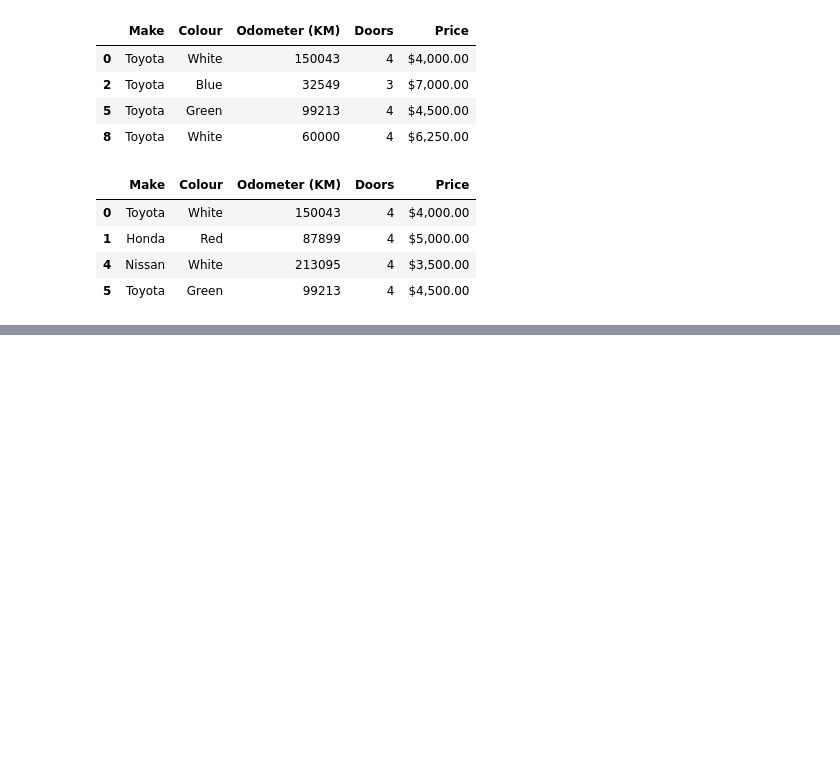
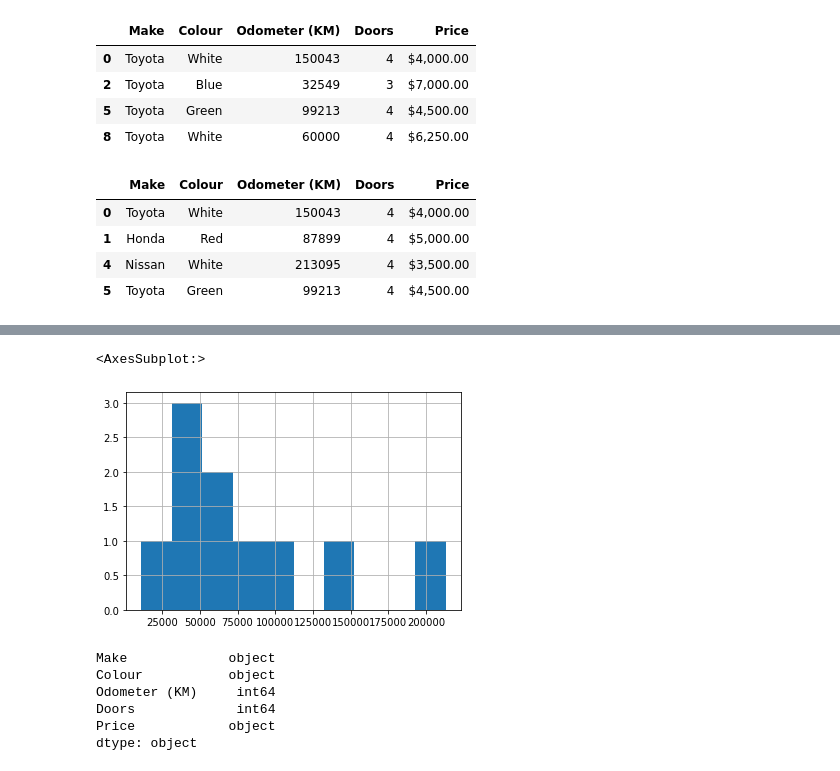
Before and after one commit to GKPSingh/M2D21, a Jupyter notebook: Learning Pandas.ipynb, the cells around one changed output, grey strips where cells are left out. Drawn from its saved outputs; the diff is of its cells as text; code cells hidden in the pictures; blank space fills up the shorter version.

```diff
--- a/Learning Pandas.ipynb
+++ b/Learning Pandas.ipynb
@@ -264,0 +301,14 @@ car_sales[car_sales ['Odometer (KM)'] >60000]
+# %%
+car_sales['Odometer (KM)'].hist()
+# %% [output]
+<AxesSubplot:>
+[figure, added]
+# %%
+car_sales.dtypes
+# %% [output]
+Make             object
+Colour           object
+Odometer (KM)     int64
+Doors             int64
+Price            object
+dtype: object
```
Also changed, not shown: parts of 5 cells of this notebook.
